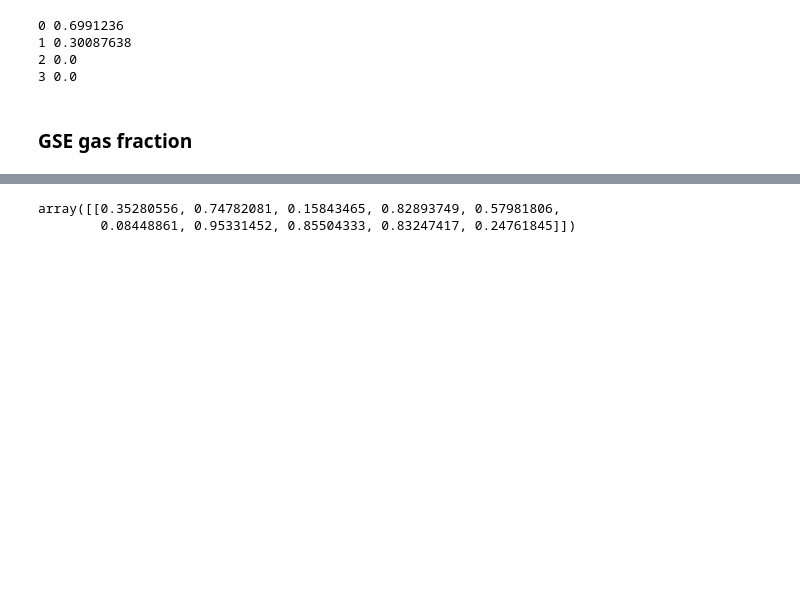
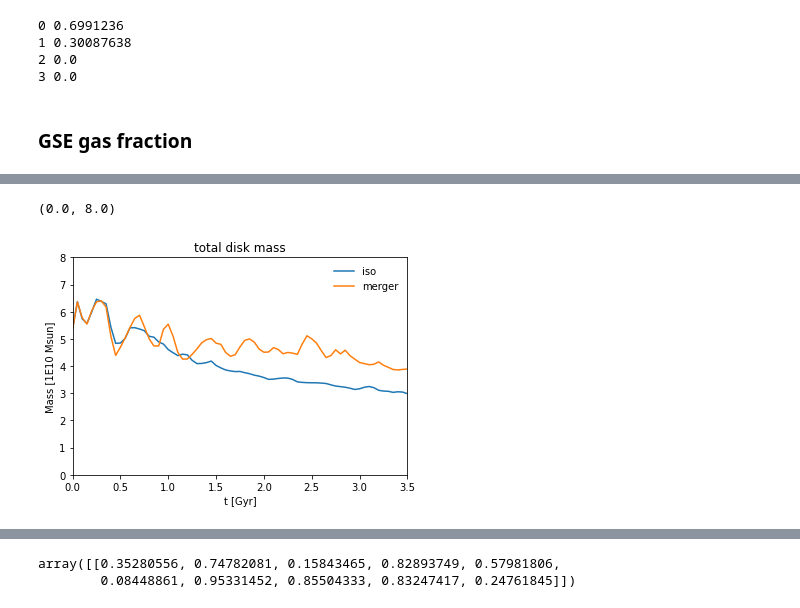
Before and after one commit to gusbeane/GSEgas, a Jupyter notebook: notebooks/MC_tracer.ipynb, the cells around one changed output, grey strips where cells are left out. Saved outputs shown, nothing was run; the diff lists cells and outputs as text; code cells hidden in the pictures; blank space fills up the shorter version.

```diff
--- a/notebooks/MC_tracer.ipynb
+++ b/notebooks/MC_tracer.ipynb
@@ -295,0 +326,19 @@ Timeiso, MassInDiskio, MetalDiskiso = get_disk_prop(nameiso)
+# %%
+TotMass = np.sum(MassInDisk, axis=0)
+TotMass_035 = np.sum(MassInDisk_035, axis=0)
+TotMassiso = np.sum(MassInDisk_iso, axis=0)
+
+l2 = plt.plot(Time_iso, TotMassiso, label='iso')
+l1 = plt.plot(Time_035, TotMass_035, label='merger')
+
+plt.legend(frameon=False)
+
+plt.title('total disk mass')
+plt.xlim(0, 3.5)
+plt.xlabel('t [Gyr]')
+plt.ylabel('Mass [1E10 Msun]')
+plt.ylim(0, 8)
+# plt.yscale('log')
+# %% [output]
+(0.0, 8.0)
+[figure, added]
```
Also changed, not shown: parts of 3 cells of this notebook, 3 other files.
